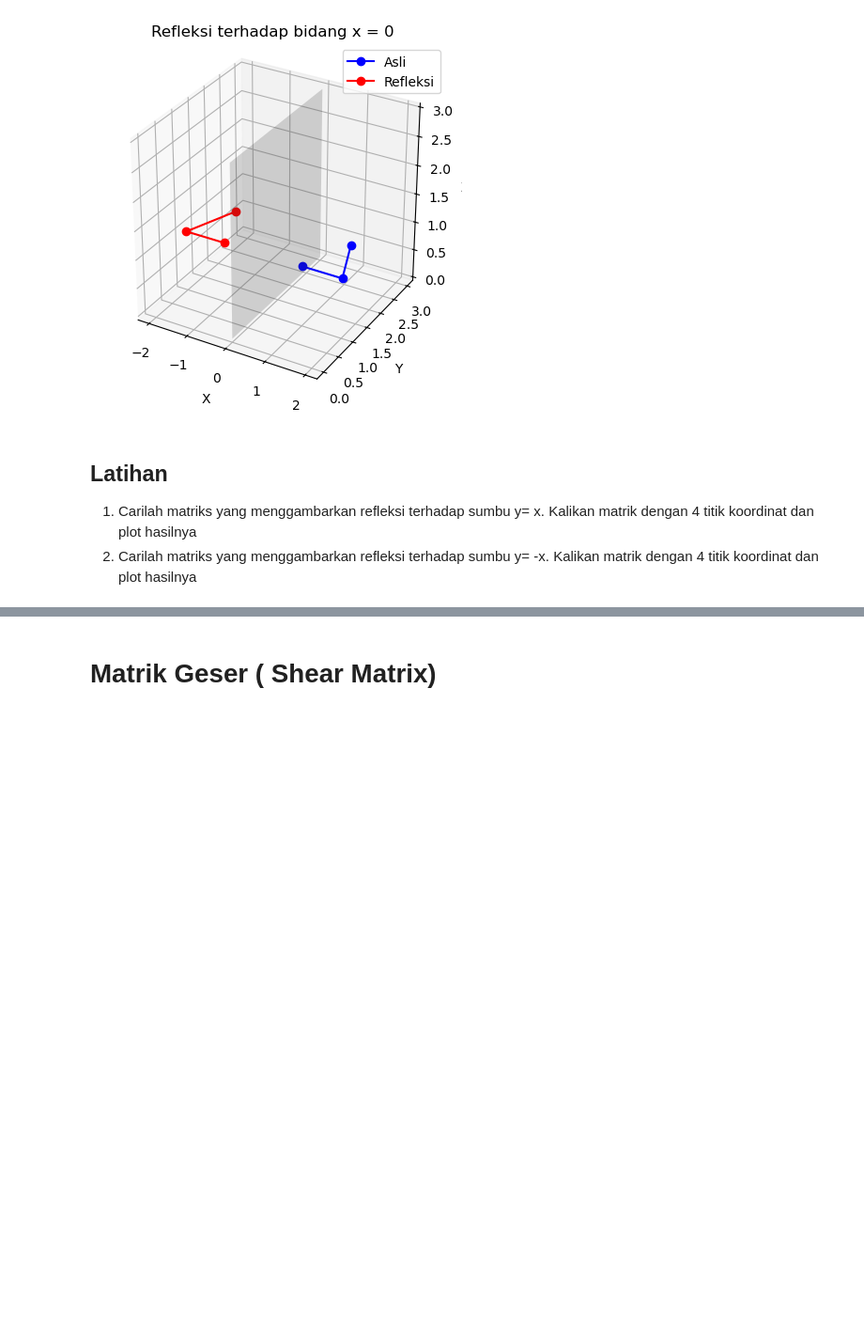
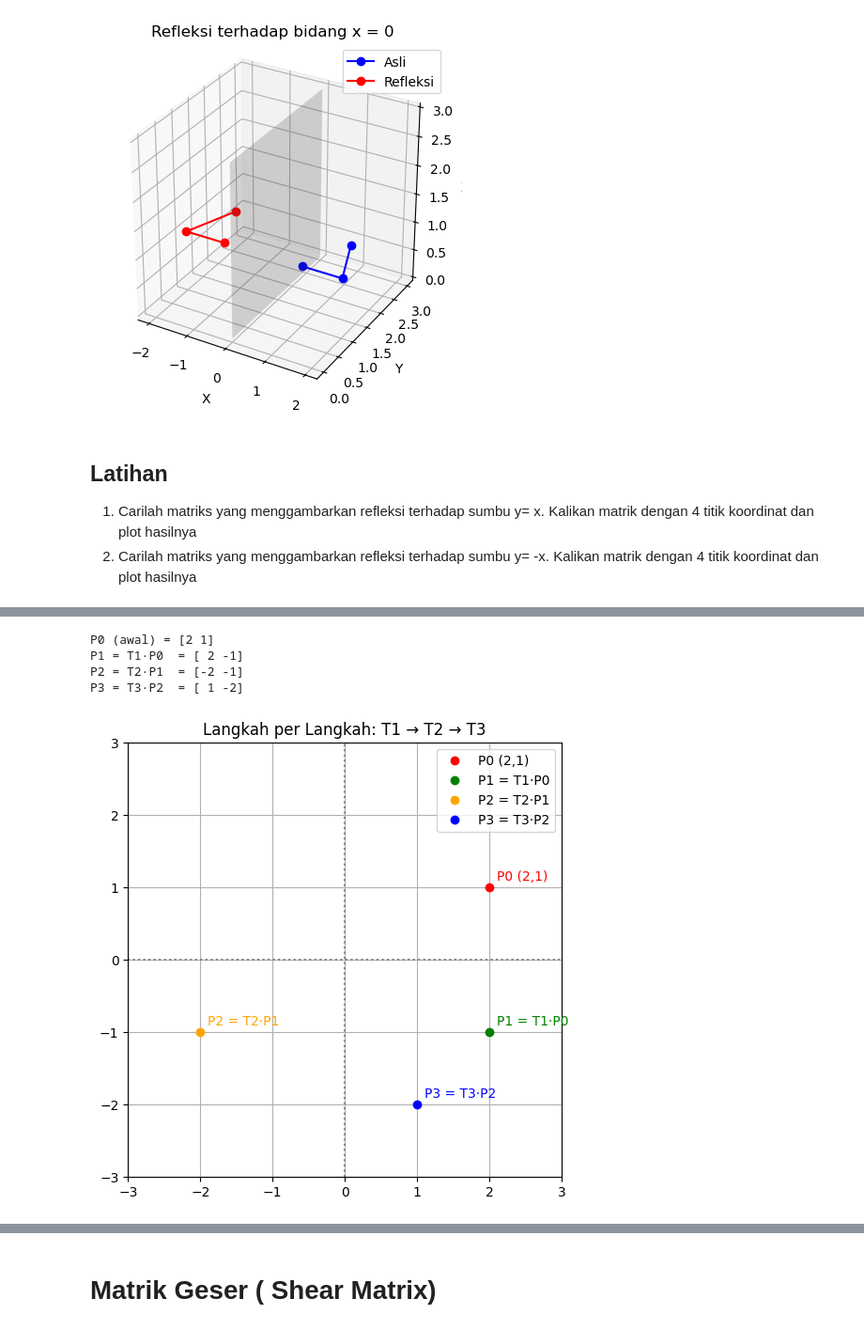
Before and after one commit to fathulamin987/kal, a Jupyter notebook: _sources/transformasi.ipynb, the cells around one changed output, grey strips where cells are left out. Shown at 94% size. Saved outputs shown, nothing was run; the diff lists cells and outputs as text; code cells hidden in the pictures; blank space fills up the shorter version.

```diff
--- a/_sources/transformasi.ipynb
+++ b/_sources/transformasi.ipynb
@@ -221,0 +266,55 @@ ax.set_title("Refleksi sumbu Y");
+# %%
+%matplotlib inline
+import numpy as np
+import matplotlib.pyplot as plt
+
+# Matriks transformasi
+T1 = np.array([[1, 0], [0, -1]])    # Refleksi sumbu x
+T2 = np.array([[-1, 0], [0, 1]])    # Refleksi sumbu y
+T3 = np.array([[0, -1], [1, 0]])    # Rotasi 90° ccw
+
+# Titik awal (vektor kolom)
+P0 = np.array([[2], [1]])
+
+# Langkah 1: Refleksi terhadap sumbu x (T1)
+P1 = T1 @ P0
+
+# Langkah 2: Refleksi terhadap sumbu y (T2)
+P2 = T2 @ P1
+
+# Langkah 3: Rotasi 90° berlawanan arah jarum jam (T3)
+P3 = T3 @ P2
+
+print("P0 (awal) =", P0.flatten())
+print("P1 = T1·P0  =", P1.flatten())
+print("P2 = T2·P1  =", P2.flatten())
+print("P3 = T3·P2  =", P3.flatten())
+
+# Visualisasi
+fig, ax = plt.subplots(figsize=(6,6))
+
+# Plot titik setiap langkah
+colors = ['red', 'green', 'orange', 'blue']
+points = [P0, P1, P2, P3]
+labels = ['P0 (2,1)', 'P1 = T1·P0', 'P2 = T2·P1', 'P3 = T3·P2']
+
+for pt, c, lab in zip(points, colors, labels):
+    ax.plot(pt[0,0], pt[1,0], 'o', color=c, label=lab)
+    ax.text(pt[0,0]+0.1, pt[1,0]+0.1, lab, color=c)
+
+# Gambar sumbu
+ax.axhline(0, color='gray', ls=':')
+ax.axvline(0, color='gray', ls=':')
+ax.set_aspect('equal')
+ax.set_xlim(-3, 3)
+ax.set_ylim(-3, 3)
+ax.grid(True)
+ax.set_title("Langkah per Langkah: T1 → T2 → T3")
+ax.legend()
+plt.show()
+# %% [output]
+P0 (awal) = [2 1]
+P1 = T1·P0  = [ 2 -1]
+P2 = T2·P1  = [-2 -1]
+P3 = T3·P2  = [ 1 -2]
+[figure, added]
```
Also changed, not shown: parts of 5 cells of this notebook, 7 other files.
